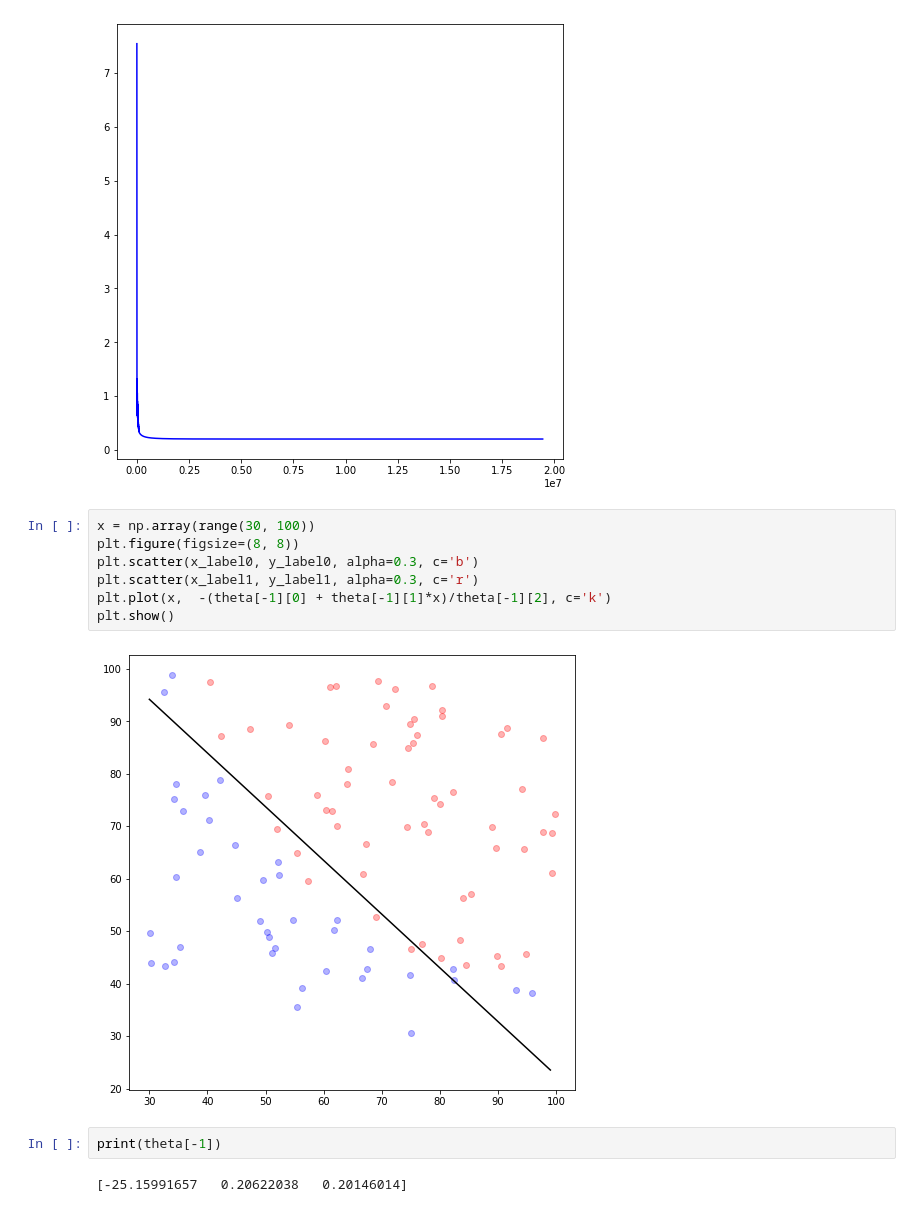
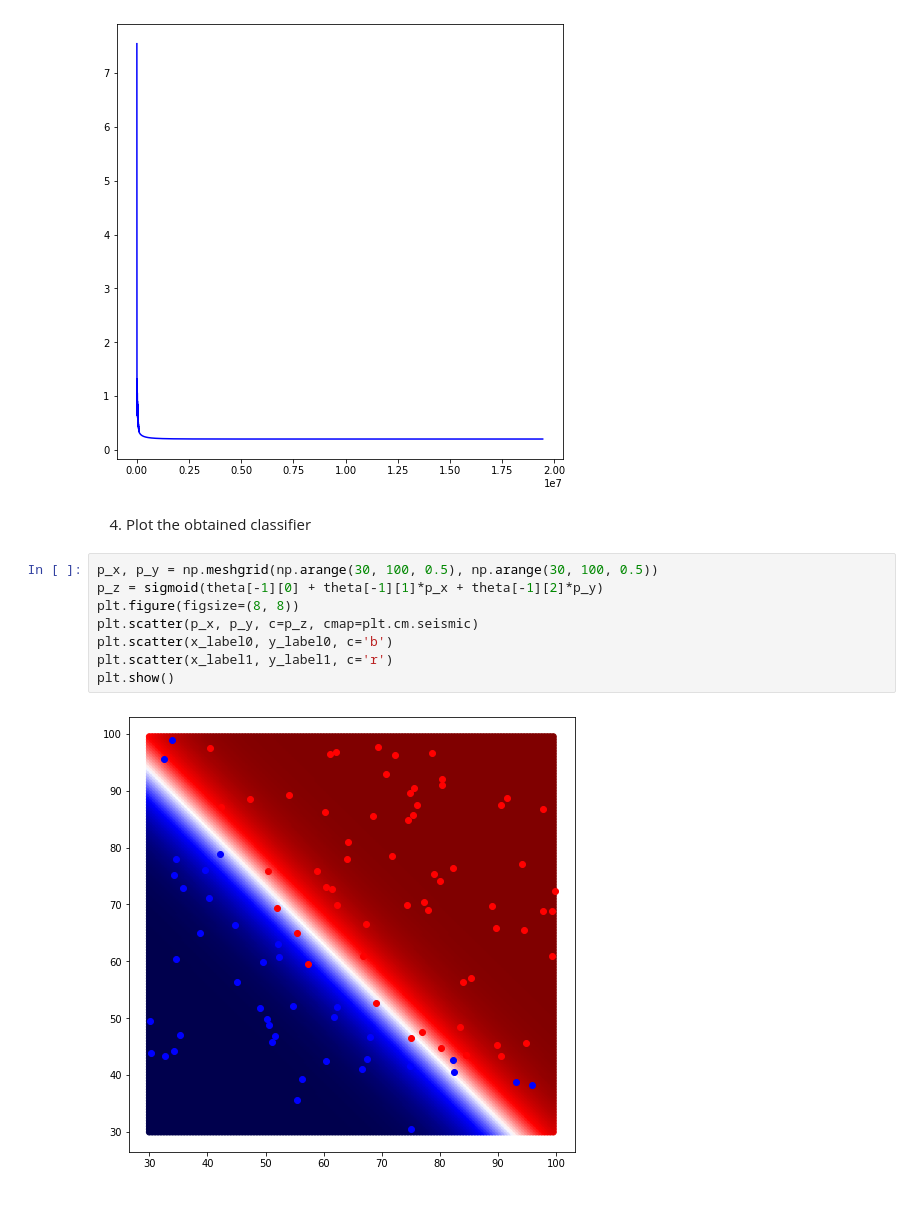
Before and after one commit to sonhs99/MachineLearning, a Jupyter notebook: Assignment05/Assignment05.ipynb, the cells around one changed output. Cells and saved outputs as stored; diff of their text form.

Commit message:
4. Plotting the obtained classifier

```diff
--- a/Assignment05/Assignment05.ipynb
+++ b/Assignment05/Assignment05.ipynb
@@ -79,16 +79,15 @@ plt.plot(range(1, len(e)), e[1:], c='b')
 plt.show()
 # %% [output]
 [figure]
-# %%
-x = np.array(range(30, 100))
-plt.figure(figsize=(8, 8))
-plt.scatter(x_label0, y_label0, alpha=0.3, c='b')
-plt.scatter(x_label1, y_label1, alpha=0.3, c='r')
-plt.plot(x,  -(theta[-1][0] + theta[-1][1]*x)/theta[-1][2], c='k')
-plt.show()
-# %% [output]
-[figure, removed]
-# %%
-print(theta[-1])
-# %% [output]
-[-25.15991657   0.20622038   0.20146014]
+# %% [markdown]
+4. Plot the obtained classifier
+# %%
+p_x, p_y = np.meshgrid(np.arange(30, 100, 0.5), np.arange(30, 100, 0.5))
+p_z = sigmoid(theta[-1][0] + theta[-1][1]*p_x + theta[-1][2]*p_y)
+plt.figure(figsize=(8, 8))
+plt.scatter(p_x, p_y, c=p_z, cmap=plt.cm.seismic)
+plt.scatter(x_label0, y_label0, c='b')
+plt.scatter(x_label1, y_label1, c='r')
+plt.show()
+# %% [output]
+[figure, added]
```
